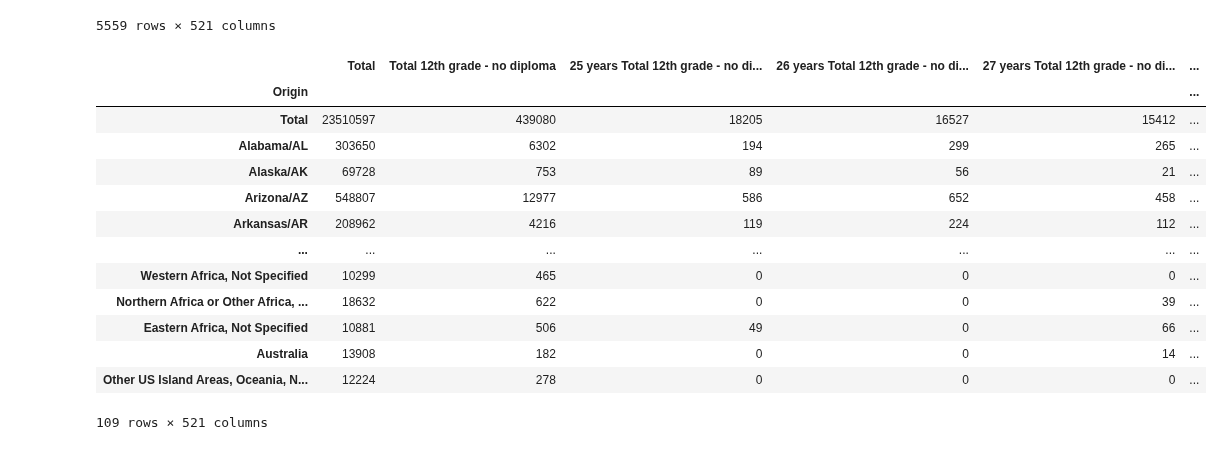
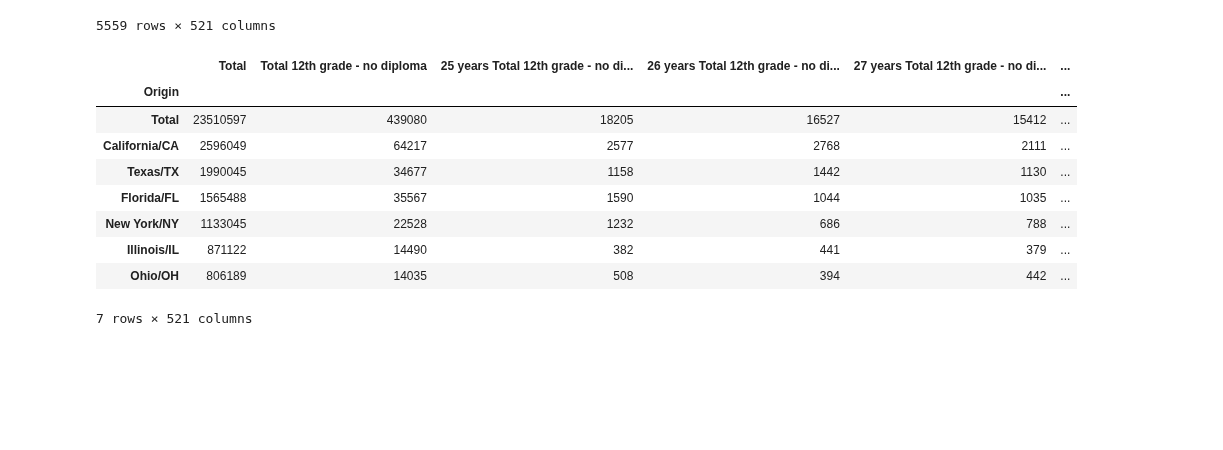
Before and after one commit to aliciasply/InterState-Migration, a Jupyter notebook: Code/state_dataset_transform.ipynb, the cells around one changed output. Cells and saved outputs as stored; diff of their text form; code cells hidden in the pictures; blank space fills up the shorter version.

Commit message:
top states dataframes

```diff
--- a/Code/state_dataset_transform.ipynb
+++ b/Code/state_dataset_transform.ipynb
@@ -178,25 +180,22 @@ df2
 5559 rows × 521 columns
 # %%
 # Keep
-df2.sum(axis=1)
+# df2.sum(axis=1)
 
 # Return sum of the values for destination state
-df2.sum(level="To_State")
+# df2.sum(level="To_State")
 
 # Return sum of the values for origin state
-df2.sum(level="Origin")
+top_from_statedf = df2.sum(level="Origin").sort_values(by=["Total"], ascending=False).head(7)
+top_from_statedf
 # %% [output]
 |  | Total | Total 12th grade - no diploma | 25 years Total 12th grade - no di... | 26 years Total 12th grade - no di... | 27 years Total 12th grade - no di... | ... |
 | Origin |  |  |  |  |  | ... |
 | Total | 23510597 | 439080 | 18205 | 16527 | 15412 | ... |
-| Alabama/AL | 303650 | 6302 | 194 | 299 | 265 | ... |
-| Alaska/AK | 69728 | 753 | 89 | 56 | 21 | ... |
-| Arizona/AZ | 548807 | 12977 | 586 | 652 | 458 | ... |
-| Arkansas/AR | 208962 | 4216 | 119 | 224 | 112 | ... |
-| ... | ... | ... | ... | ... | ... | ... |
-| Western Africa, Not Specified | 10299 | 465 | 0 | 0 | 0 | ... |
-| Northern Africa or Other Africa, ... | 18632 | 622 | 0 | 0 | 39 | ... |
-| Eastern Africa, Not Specified | 10881 | 506 | 49 | 0 | 66 | ... |
-| Australia | 13908 | 182 | 0 | 0 | 14 | ... |
-| Other US Island Areas, Oceania, N... | 12224 | 278 | 0 | 0 | 0 | ... |
+| California/CA | 2596049 | 64217 | 2577 | 2768 | 2111 | ... |
+| Texas/TX | 1990045 | 34677 | 1158 | 1442 | 1130 | ... |
+| Florida/FL | 1565488 | 35567 | 1590 | 1044 | 1035 | ... |
+| New York/NY | 1133045 | 22528 | 1232 | 686 | 788 | ... |
+| Illinois/IL | 871122 | 14490 | 382 | 441 | 379 | ... |
+| Ohio/OH | 806189 | 14035 | 508 | 394 | 442 | ... |
-109 rows × 521 columns
+7 rows × 521 columns
```
Also changed, not shown: parts of 4 cells of this notebook.
